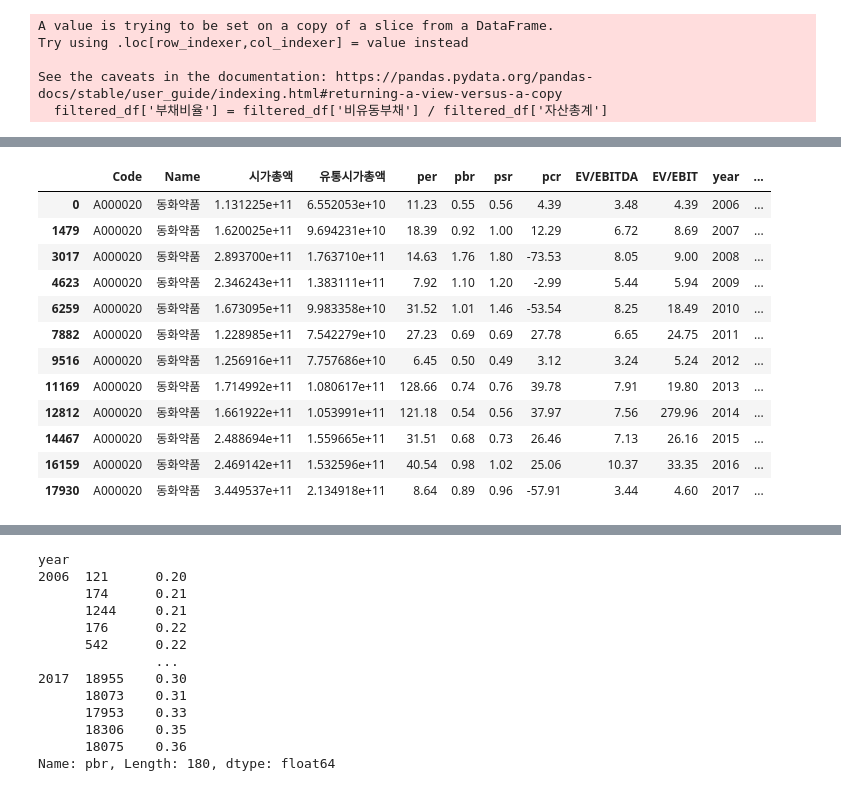
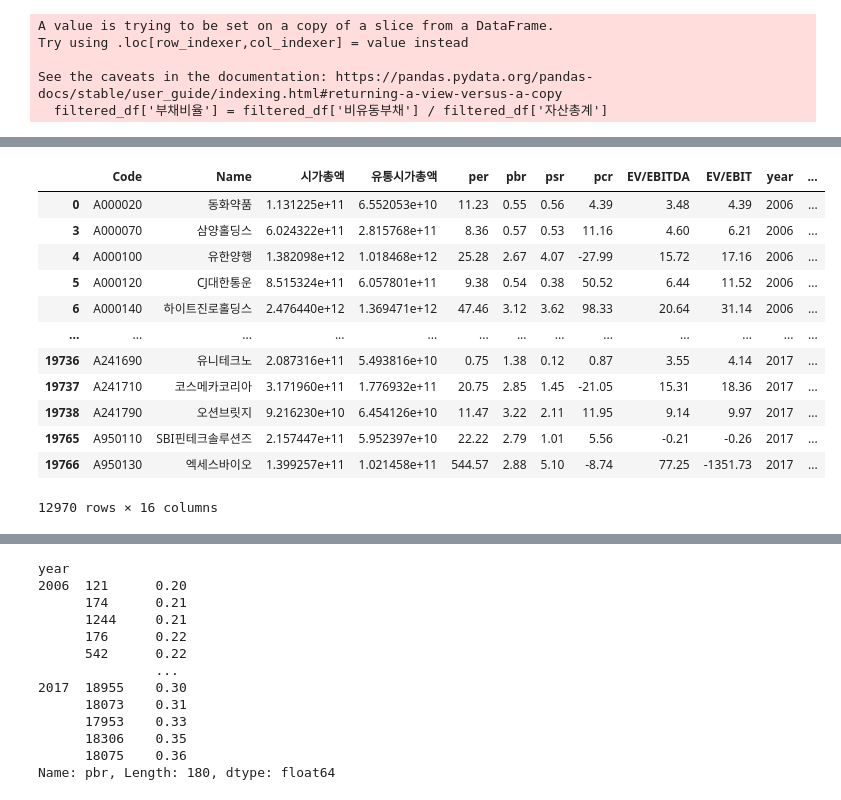
Before and after one commit to OHoRaaa/Quant, a Jupyter notebook: (2022.04.29 - 1) fundamental_analysis.ipynb, the cells around one changed output, grey strips where cells are left out. Cells and saved outputs as stored; diff of their text form; code cells hidden in the pictures.

```diff
--- a/(2022.04.29 - 1) fundamental_analysis.ipynb
+++ b/(2022.04.29 - 1) fundamental_analysis.ipynb
@@ -552,16 +550,16 @@ filtered_df.head()
-# %%
-filtered_df[filtered_df['Name'] == '동화약품']
-# %% [output]
-|  | Code | Name | 시가총액 | 유통시가총액 | per | pbr | psr | pcr | EV/EBITDA | EV/EBIT | year | ... |
-| 0 | A000020 | 동화약품 | 1.131225e+11 | 6.552053e+10 | 11.23 | 0.55 | 0.56 | 4.39 | 3.48 | 4.39 | 2006 | ... |
-| 1479 | A000020 | 동화약품 | 1.620025e+11 | 9.694231e+10 | 18.39 | 0.92 | 1.00 | 12.29 | 6.72 | 8.69 | 2007 | ... |
-| 3017 | A000020 | 동화약품 | 2.893700e+11 | 1.763710e+11 | 14.63 | 1.76 | 1.80 | -73.53 | 8.05 | 9.00 | 2008 | ... |
-| 4623 | A000020 | 동화약품 | 2.346243e+11 | 1.383111e+11 | 7.92 | 1.10 | 1.20 | -2.99 | 5.44 | 5.94 | 2009 | ... |
-| 6259 | A000020 | 동화약품 | 1.673095e+11 | 9.983358e+10 | 31.52 | 1.01 | 1.46 | -53.54 | 8.25 | 18.49 | 2010 | ... |
-| 7882 | A000020 | 동화약품 | 1.228985e+11 | 7.542279e+10 | 27.23 | 0.69 | 0.69 | 27.78 | 6.65 | 24.75 | 2011 | ... |
-| 9516 | A000020 | 동화약품 | 1.256916e+11 | 7.757686e+10 | 6.45 | 0.50 | 0.49 | 3.12 | 3.24 | 5.24 | 2012 | ... |
-| 11169 | A000020 | 동화약품 | 1.714992e+11 | 1.080617e+11 | 128.66 | 0.74 | 0.76 | 39.78 | 7.91 | 19.80 | 2013 | ... |
-| 12812 | A000020 | 동화약품 | 1.661922e+11 | 1.053991e+11 | 121.18 | 0.54 | 0.56 | 37.97 | 7.56 | 279.96 | 2014 | ... |
-| 14467 | A000020 | 동화약품 | 2.488694e+11 | 1.559665e+11 | 31.51 | 0.68 | 0.73 | 26.46 | 7.13 | 26.16 | 2015 | ... |
-| 16159 | A000020 | 동화약품 | 2.469142e+11 | 1.532596e+11 | 40.54 | 0.98 | 1.02 | 25.06 | 10.37 | 33.35 | 2016 | ... |
-| 17930 | A000020 | 동화약품 | 3.449537e+11 | 2.134918e+11 | 8.64 | 0.89 | 0.96 | -57.91 | 3.44 | 4.60 | 2017 | ... |
+# %%
+filtered_df
+# %% [output]
+|  | Code | Name | 시가총액 | 유통시가총액 | per | pbr | psr | pcr | EV/EBITDA | EV/EBIT | year | ... |
+| 0 | A000020 | 동화약품 | 1.131225e+11 | 6.552053e+10 | 11.23 | 0.55 | 0.56 | 4.39 | 3.48 | 4.39 | 2006 | ... |
+| 3 | A000070 | 삼양홀딩스 | 6.024322e+11 | 2.815768e+11 | 8.36 | 0.57 | 0.53 | 11.16 | 4.60 | 6.21 | 2006 | ... |
+| 4 | A000100 | 유한양행 | 1.382098e+12 | 1.018468e+12 | 25.28 | 2.67 | 4.07 | -27.99 | 15.72 | 17.16 | 2006 | ... |
+| 5 | A000120 | CJ대한통운 | 8.515324e+11 | 6.057801e+11 | 9.38 | 0.54 | 0.38 | 50.52 | 6.44 | 11.52 | 2006 | ... |
+| 6 | A000140 | 하이트진로홀딩스 | 2.476440e+12 | 1.369471e+12 | 47.46 | 3.12 | 3.62 | 98.33 | 20.64 | 31.14 | 2006 | ... |
+| ... | ... | ... | ... | ... | ... | ... | ... | ... | ... | ... | ... | ... |
+| 19736 | A241690 | 유니테크노 | 2.087316e+11 | 5.493816e+10 | 0.75 | 1.38 | 0.12 | 0.87 | 3.55 | 4.14 | 2017 | ... |
+| 19737 | A241710 | 코스메카코리아 | 3.171960e+11 | 1.776932e+11 | 20.75 | 2.85 | 1.45 | -21.05 | 15.31 | 18.36 | 2017 | ... |
+| 19738 | A241790 | 오션브릿지 | 9.216230e+10 | 6.454126e+10 | 11.47 | 3.22 | 2.11 | 11.95 | 9.14 | 9.97 | 2017 | ... |
+| 19765 | A950110 | SBI핀테크솔루션즈 | 2.157447e+11 | 5.952397e+10 | 22.22 | 2.79 | 1.01 | 5.56 | -0.21 | -0.26 | 2017 | ... |
+| 19766 | A950130 | 엑세스바이오 | 1.399257e+11 | 1.021458e+11 | 544.57 | 2.88 | 5.10 | -8.74 | 77.25 | -1351.73 | 2017 | ... |
+12970 rows × 16 columns
```
Also changed, not shown: parts of 4 cells of this notebook.
